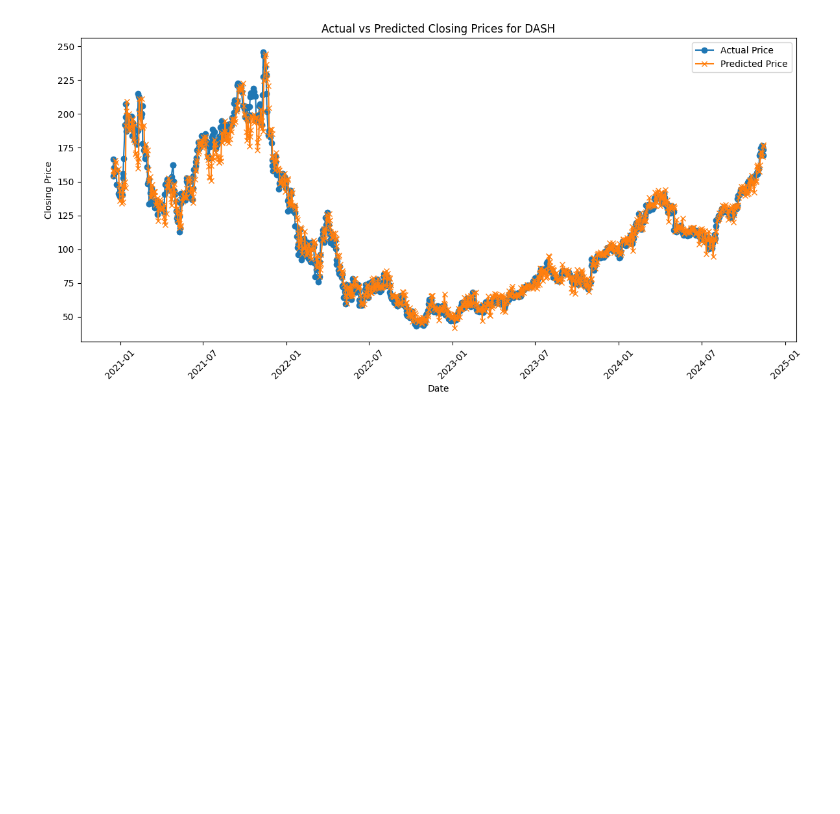
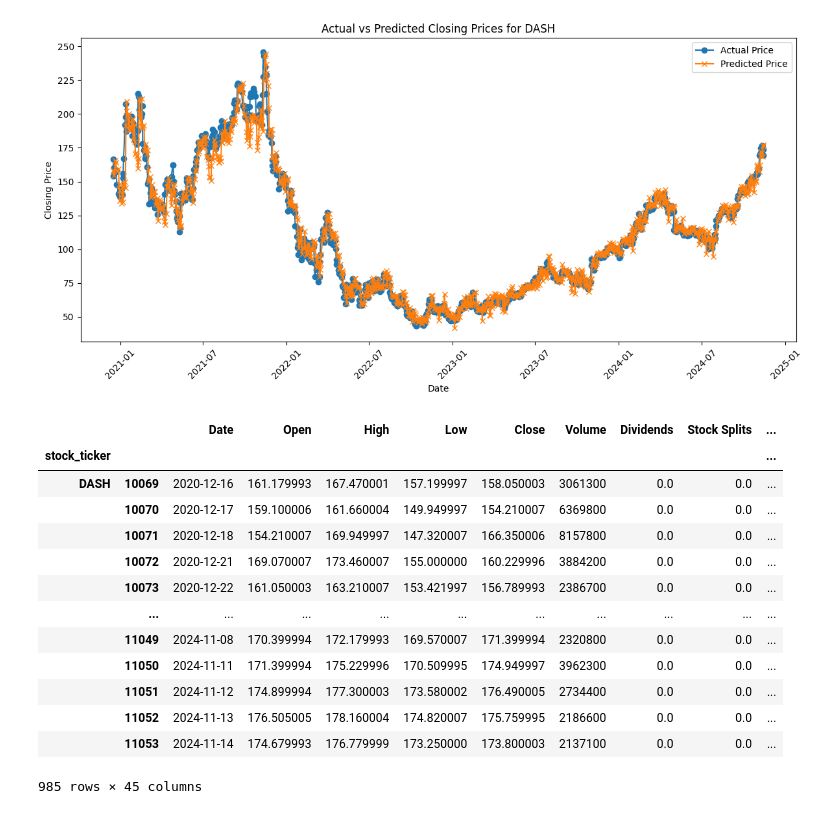
Before and after one commit to jimmyyih518/tradebot, a Jupyter notebook: algotrain1.ipynb, the cells around one changed output. Drawn from its saved outputs; the diff is of its cells as text; code cells hidden in the pictures; blank space fills up the shorter version.

Commit message:
add trade to train

```diff
--- a/algotrain1.ipynb
+++ b/algotrain1.ipynb
@@ -135,3 +135,54 @@ plt.xticks(rotation=45)
 plt.tight_layout()
 # %% [output]
 [figure]
+# %%
+def trade(curr_price, pred_next_day_price, curr_cash, curr_shares, trade_pct=0.05):
+    # BUY
+    if pred_next_day_price > curr_price:
+        used_cash = curr_cash * trade_pct
+        shares_to_buy = used_cash / curr_price
+        rem_cash = curr_cash - used_cash
+        rem_shares = curr_shares + shares_to_buy
+        return rem_cash, rem_shares
+
+    # SELL
+    elif pred_next_day_price < curr_price:
+        shares_to_sell = curr_shares * trade_pct
+        sell_cash = shares_to_sell * curr_price
+        rem_cash = curr_cash + sell_cash
+        rem_shares = curr_shares - shares_to_sell
+        return rem_cash, rem_shares
+
+    # HOLD
+    else:
+        return curr_cash, curr_shares
+# %%
+test2['total_cash'] = 10000
+test2['total_shares'] = 0
+for i in range(len(test2)):
+    curr_price = test2['Open'].iloc[i]
+    pred_next_day_price = test2['y_pred'].iloc[i]
+    curr_cash = test2['total_cash'].iloc[i]
+    curr_shares = test2['total_shares'].iloc[i]
+    cash, shares = trade(curr_price, pred_next_day_price, curr_cash, curr_shares, trade_pct=0.05)
+    test2['total_cash'].iloc[i] = cash
+    test2['total_shares'].iloc[i] = shares
+
+test2['total_value'] = test2['total_cash'] + test2['total_shares'] * test2['Open']
+
+test2
+# %% [output]
+|  |  | Date | Open | High | Low | Close | Volume | Dividends | Stock Splits | ... |
+| stock_ticker |  |  |  |  |  |  |  |  |  | ... |
+| DASH | 10069 | 2020-12-16 | 161.179993 | 167.470001 | 157.199997 | 158.050003 | 3061300 | 0.0 | 0.0 | ... |
+|  | 10070 | 2020-12-17 | 159.100006 | 161.660004 | 149.949997 | 154.210007 | 6369800 | 0.0 | 0.0 | ... |
+|  | 10071 | 2020-12-18 | 154.210007 | 169.949997 | 147.320007 | 166.350006 | 8157800 | 0.0 | 0.0 | ... |
+|  | 10072 | 2020-12-21 | 169.070007 | 173.460007 | 155.000000 | 160.229996 | 3884200 | 0.0 | 0.0 | ... |
+|  | 10073 | 2020-12-22 | 161.050003 | 163.210007 | 153.421997 | 156.789993 | 2386700 | 0.0 | 0.0 | ... |
+|  | ... | ... | ... | ... | ... | ... | ... | ... | ... | ... |
+|  | 11049 | 2024-11-08 | 170.399994 | 172.179993 | 169.570007 | 171.399994 | 2320800 | 0.0 | 0.0 | ... |
+|  | 11050 | 2024-11-11 | 171.399994 | 175.229996 | 170.509995 | 174.949997 | 3962300 | 0.0 | 0.0 | ... |
+|  | 11051 | 2024-11-12 | 174.899994 | 177.300003 | 173.580002 | 176.490005 | 2734400 | 0.0 | 0.0 | ... |
+|  | 11052 | 2024-11-13 | 176.505005 | 178.160004 | 174.820007 | 175.759995 | 2186600 | 0.0 | 0.0 | ... |
+|  | 11053 | 2024-11-14 | 174.679993 | 176.779999 | 173.250000 | 173.800003 | 2137100 | 0.0 | 0.0 | ... |
+985 rows × 45 columns
```
